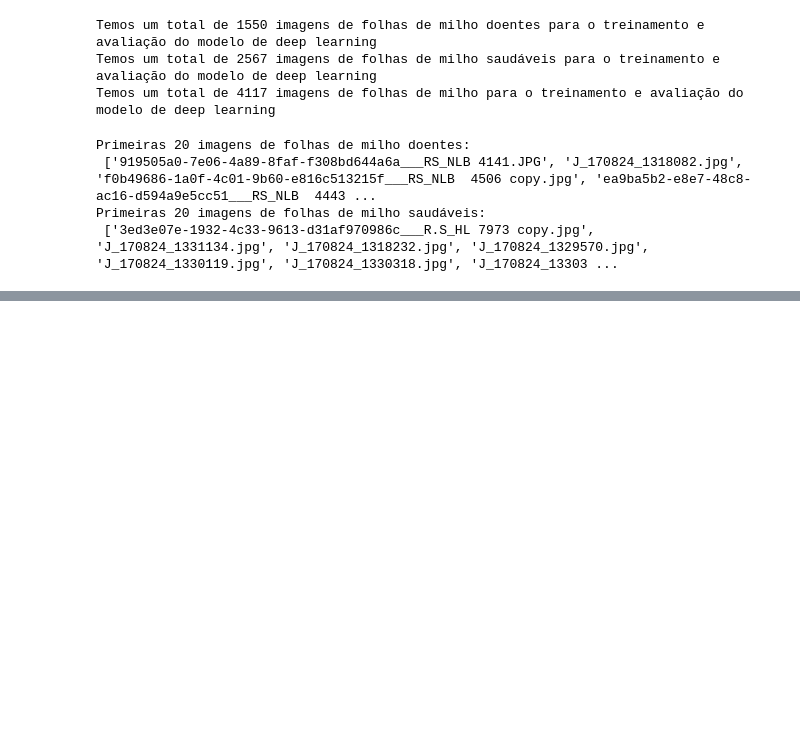
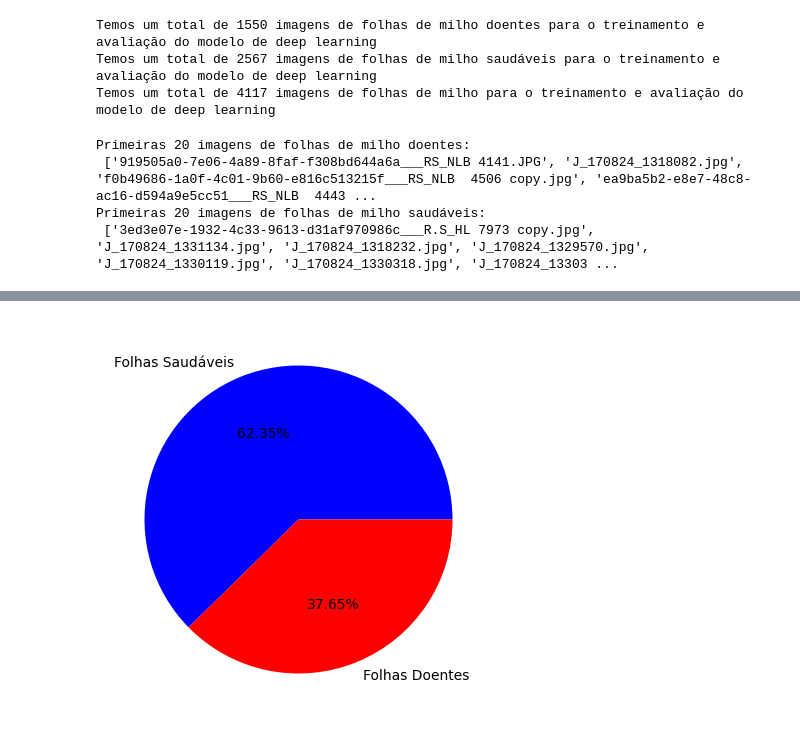
Before and after one commit to joserobertofox/datascience, a Jupyter notebook: MVP2_DL_Visão_Computacional.ipynb, the cells around one changed output, grey strips where cells are left out. Cells and saved outputs as stored; diff of their text form; code cells hidden in the pictures; blank space fills up the shorter version.

```diff
--- a/MVP2_DL_Visão_Computacional.ipynb
+++ b/MVP2_DL_Visão_Computacional.ipynb
@@ -200,0 +244,11 @@ df.head(20)
+# %%
+# Plotando gráfico de pizza com a distribuição da classe target class
+fig, ax = plt.subplots(figsize=(5,5))
+plt.pie(x=df2['class'].value_counts(),
+        colors=["blue","red"],
+        labels=["Folhas Saudáveis","Folhas Doentes"],
+        autopct="%1.2f%%",
+        )
+plt.show()
+# %% [output]
+[figure, added]
```
Also changed, not shown: parts of 15 cells of this notebook.
